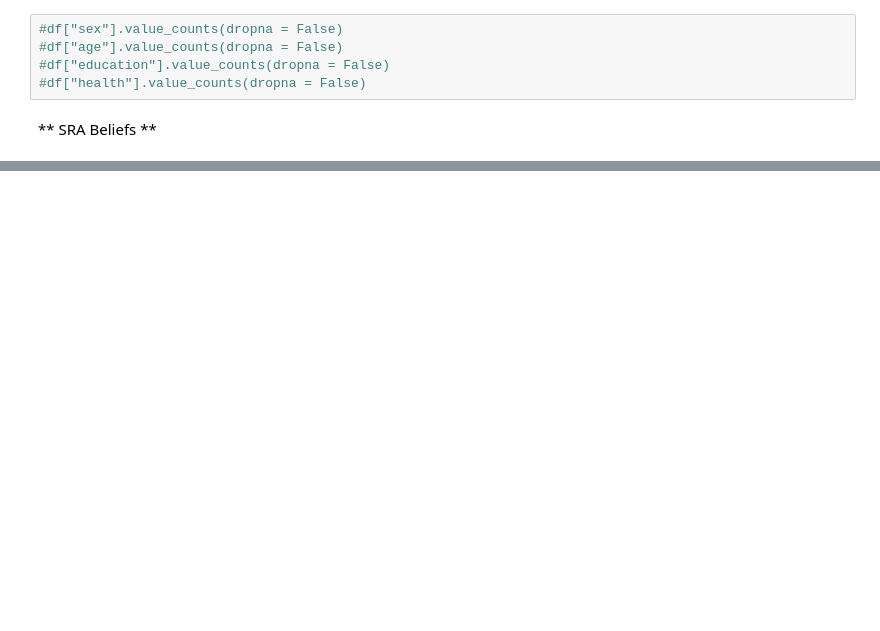
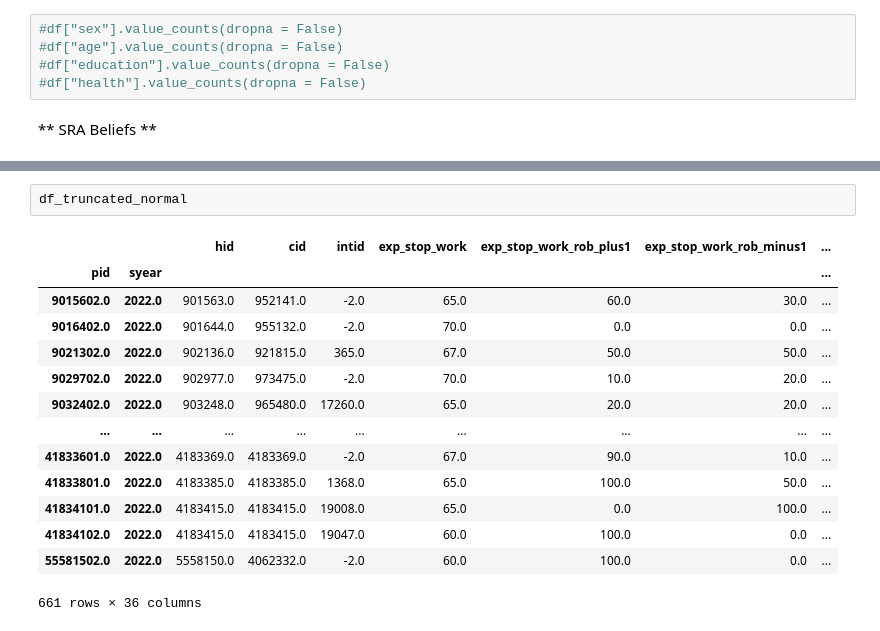
Before and after one commit to PolicyUncertainty/analysis, a Jupyter notebook: src/beliefs/temp.ipynb, the cells around one changed output, grey strips where cells are left out. Cells and saved outputs as stored; diff of their text form; blank space fills up the shorter version.

```diff
--- a/src/beliefs/temp.ipynb
+++ b/src/beliefs/temp.ipynb
@@ -44,0 +37,17 @@ See the caveats in the documentation: https://pandas.pydata.org/pandas-docs/stab
+# %%
+df_truncated_normal
+# %% [output]
+|  |  | hid | cid | intid | exp_stop_work | exp_stop_work_rob_plus1 | exp_stop_work_rob_minus1 | ... |
+| pid | syear |  |  |  |  |  |  | ... |
+| 9015602.0 | 2022.0 | 901563.0 | 952141.0 | -2.0 | 65.0 | 60.0 | 30.0 | ... |
+| 9016402.0 | 2022.0 | 901644.0 | 955132.0 | -2.0 | 70.0 | 0.0 | 0.0 | ... |
+| 9021302.0 | 2022.0 | 902136.0 | 921815.0 | 365.0 | 67.0 | 50.0 | 50.0 | ... |
+| 9029702.0 | 2022.0 | 902977.0 | 973475.0 | -2.0 | 70.0 | 10.0 | 20.0 | ... |
+| 9032402.0 | 2022.0 | 903248.0 | 965480.0 | 17260.0 | 65.0 | 20.0 | 20.0 | ... |
+| ... | ... | ... | ... | ... | ... | ... | ... | ... |
+| 41833601.0 | 2022.0 | 4183369.0 | 4183369.0 | -2.0 | 67.0 | 90.0 | 10.0 | ... |
+| 41833801.0 | 2022.0 | 4183385.0 | 4183385.0 | 1368.0 | 65.0 | 100.0 | 50.0 | ... |
+| 41834101.0 | 2022.0 | 4183415.0 | 4183415.0 | 19008.0 | 65.0 | 0.0 | 100.0 | ... |
+| 41834102.0 | 2022.0 | 4183415.0 | 4183415.0 | 19047.0 | 60.0 | 100.0 | 0.0 | ... |
+| 55581502.0 | 2022.0 | 5558150.0 | 4062332.0 | -2.0 | 60.0 | 100.0 | 0.0 | ... |
+661 rows × 36 columns
```
Also changed, not shown: parts of 7 cells of this notebook, 3 other files.
